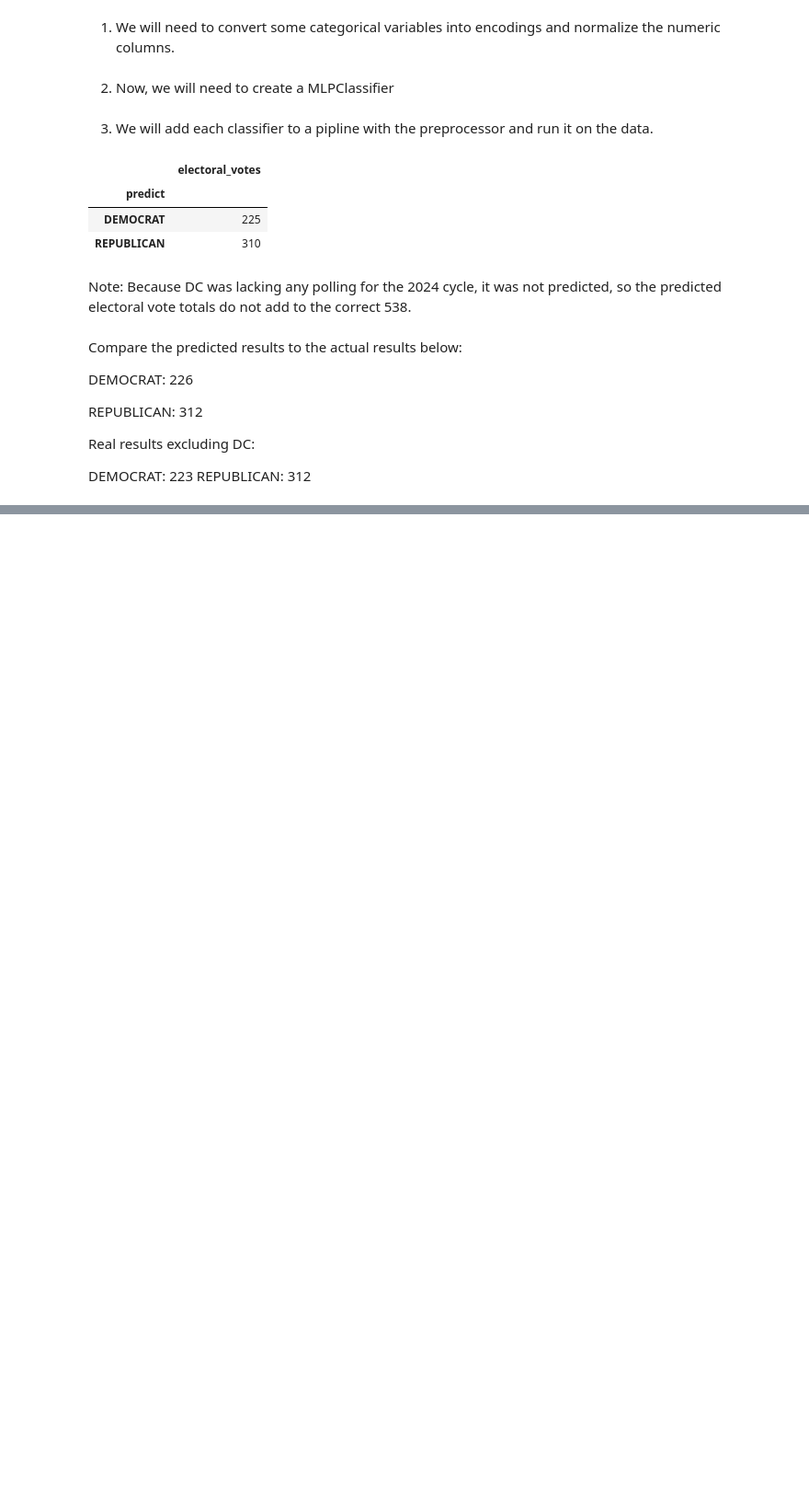
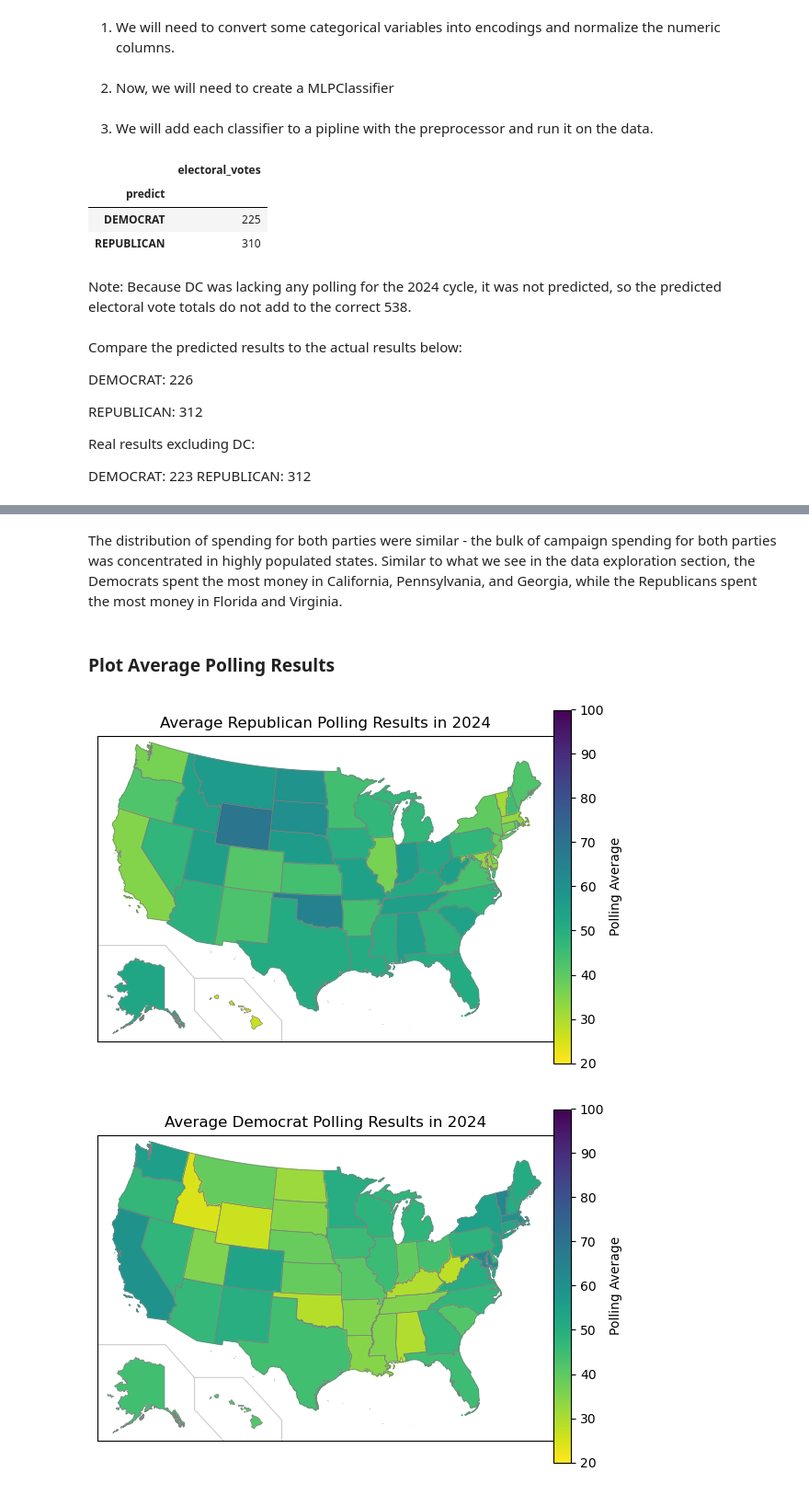
Before and after one commit to wellsGarrison/320Project, a Jupyter notebook: final_submission.ipynb, the cells around one changed output, grey strips where cells are left out. Shown at 92% size. Saved outputs shown, nothing was run; the diff lists cells and outputs as text; code cells hidden in the pictures; blank space fills up the shorter version.

```diff
--- a/final_submission.ipynb
+++ b/final_submission.ipynb
@@ -1525,0 +1663,11 @@ REPUBLICAN: 312
+# %% [markdown]
+
+The distribution of spending for both parties were similar - the bulk of campaign spending for both parties was concentrated in highly populated states. Similar to what we see in the data exploration section, the Democrats spent the most money in California, Pennsylvania, and Georgia, while the Republicans spent the most money in Florida and Virginia.
+# %% [markdown]
+### Plot Average Polling Results
+# %%
+plot_geo_features("polling_avg_republican", 20, 100, 'Average Republican Polling Results in 2024', 'Polling Average')
+plot_geo_features("polling_avg_democrat", 20, 100, 'Average Democrat Polling Results in 2024', 'Polling Average')
+# %% [output]
+[figure, added]
+[figure, added]
```
Also changed, not shown: parts of 31 cells of this notebook.
